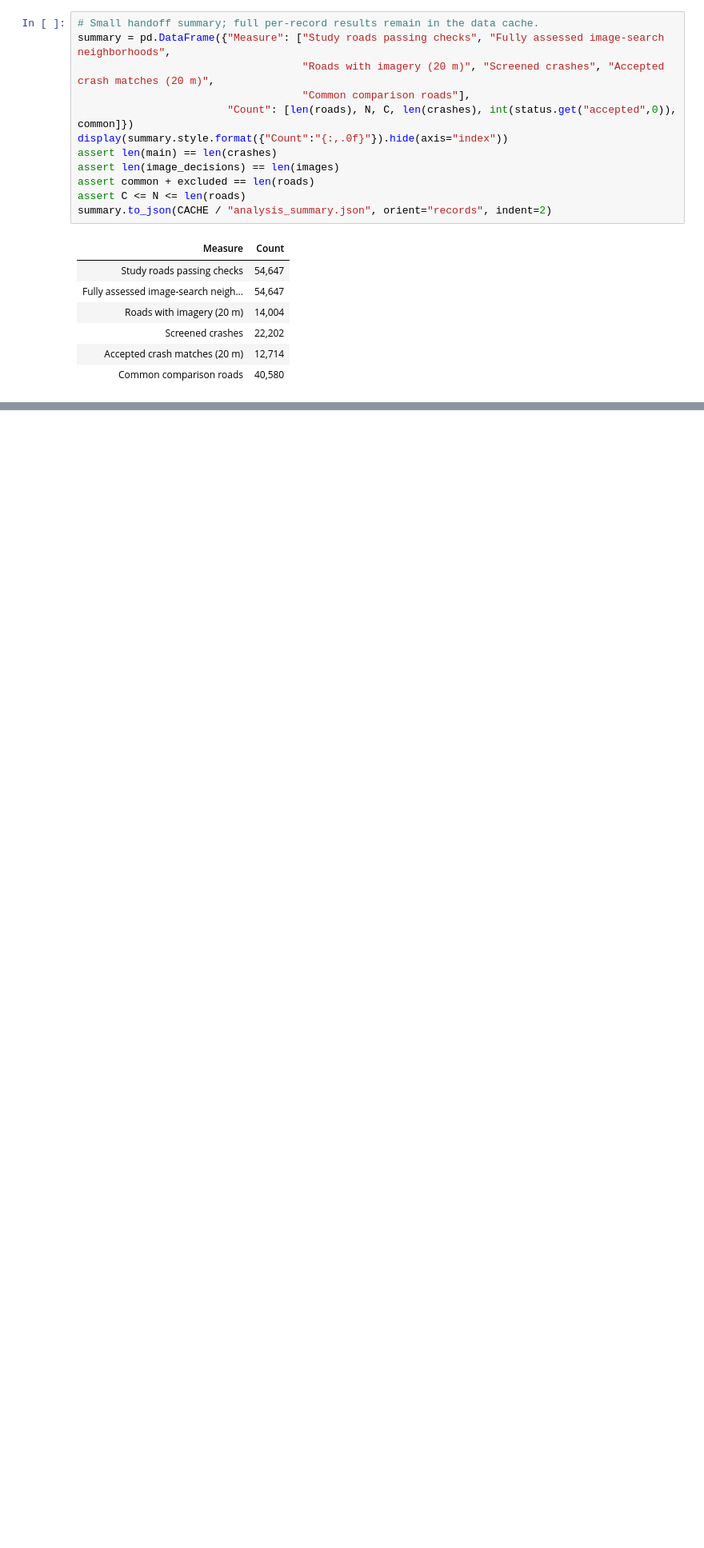
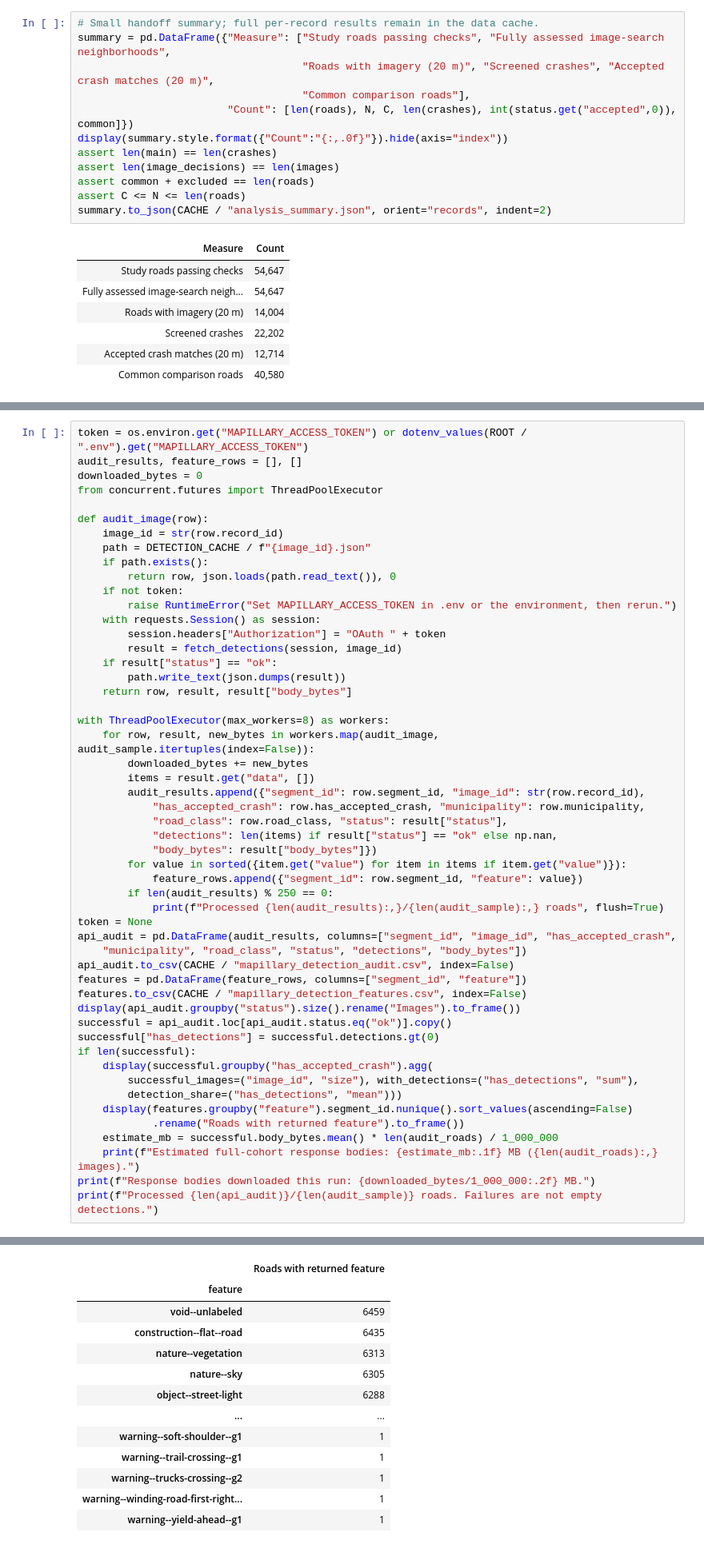
Before and after one commit to RexHsu09/cs506-final-project, a Jupyter notebook: 02_imagery_crash_matching.ipynb, the cells around one changed output, grey strips where cells are left out. Shown at 80% size. Cells and saved outputs as stored; diff of their text form; blank space fills up the shorter version.

```diff
--- a/02_imagery_crash_matching.ipynb
+++ b/02_imagery_crash_matching.ipynb
@@ -492,0 +581,53 @@ summary.to_json(CACHE / "analysis_summary.json", orient="records", indent=2)
+# %%
+token = os.environ.get("MAPILLARY_ACCESS_TOKEN") or dotenv_values(ROOT / ".env").get("MAPILLARY_ACCESS_TOKEN")
+audit_results, feature_rows = [], []
+downloaded_bytes = 0
+from concurrent.futures import ThreadPoolExecutor
+
+def audit_image(row):
+    image_id = str(row.record_id)
+    path = DETECTION_CACHE / f"{image_id}.json"
+    if path.exists():
+        return row, json.loads(path.read_text()), 0
+    if not token:
+        raise RuntimeError("Set MAPILLARY_ACCESS_TOKEN in .env or the environment, then rerun.")
+    with requests.Session() as session:
+        session.headers["Authorization"] = "OAuth " + token
+        result = fetch_detections(session, image_id)
+    if result["status"] == "ok":
+        path.write_text(json.dumps(result))
+    return row, result, result["body_bytes"]
+
+with ThreadPoolExecutor(max_workers=8) as workers:
+    for row, result, new_bytes in workers.map(audit_image, audit_sample.itertuples(index=False)):
+        downloaded_bytes += new_bytes
+        items = result.get("data", [])
+        audit_results.append({"segment_id": row.segment_id, "image_id": str(row.record_id),
+            "has_accepted_crash": row.has_accepted_crash, "municipality": row.municipality,
+            "road_class": row.road_class, "status": result["status"],
+            "detections": len(items) if result["status"] == "ok" else np.nan,
+            "body_bytes": result["body_bytes"]})
+        for value in sorted({item.get("value") for item in items if item.get("value")}):
+            feature_rows.append({"segment_id": row.segment_id, "feature": value})
+        if len(audit_results) % 250 == 0:
+            print(f"Processed {len(audit_results):,}/{len(audit_sample):,} roads", flush=True)
+token = None
+api_audit = pd.DataFrame(audit_results, columns=["segment_id", "image_id", "has_accepted_crash",
+    "municipality", "road_class", "status", "detections", "body_bytes"])
+api_audit.to_csv(CACHE / "mapillary_detection_audit.csv", index=False)
+features = pd.DataFrame(feature_rows, columns=["segment_id", "feature"])
+features.to_csv(CACHE / "mapillary_detection_features.csv", index=False)
+display(api_audit.groupby("status").size().rename("Images").to_frame())
+successful = api_audit.loc[api_audit.status.eq("ok")].copy()
+successful["has_detections"] = successful.detections.gt(0)
+if len(successful):
+    display(successful.groupby("has_accepted_crash").agg(
+        successful_images=("image_id", "size"), with_detections=("has_detections", "sum"),
+        detection_share=("has_detections", "mean")))
+    display(features.groupby("feature").segment_id.nunique().sort_values(ascending=False)
+            .rename("Roads with returned feature").to_frame())
+    estimate_mb = successful.body_bytes.mean() * len(audit_roads) / 1_000_000
+    print(f"Estimated full-cohort response bodies: {estimate_mb:.1f} MB ({len(audit_roads):,} images).")
+print(f"Response bodies downloaded this run: {downloaded_bytes/1_000_000:.2f} MB.")
+print(f"Processed {len(api_audit)}/{len(audit_sample)} roads. Failures are not empty detections.")
+# %% [output]
@@ -492,0 +641,13 @@ summary.to_json(CACHE / "analysis_summary.json", orient="records", indent=2)
+|  | Roads with returned feature |
+| feature |  |
+| void--unlabeled | 6459 |
+| construction--flat--road | 6435 |
+| nature--vegetation | 6313 |
+| nature--sky | 6305 |
+| object--street-light | 6288 |
+| ... | ... |
+| warning--soft-shoulder--g1 | 1 |
+| warning--trail-crossing--g1 | 1 |
+| warning--trucks-crossing--g2 | 1 |
+| warning--winding-road-first-right... | 1 |
+| warning--yield-ahead--g1 | 1 |
```
Also changed, not shown: parts of 9 cells of this notebook, 5 other files.
